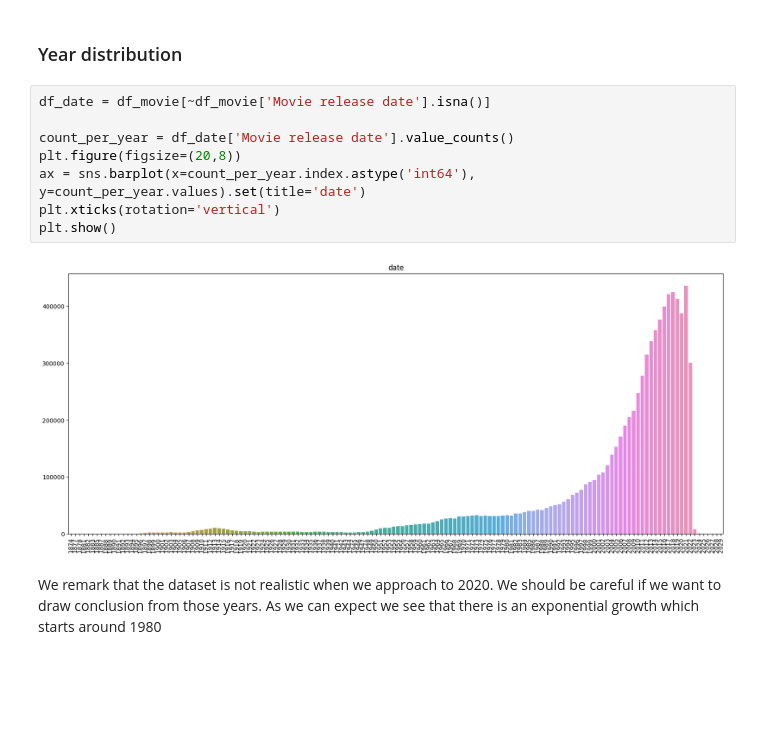
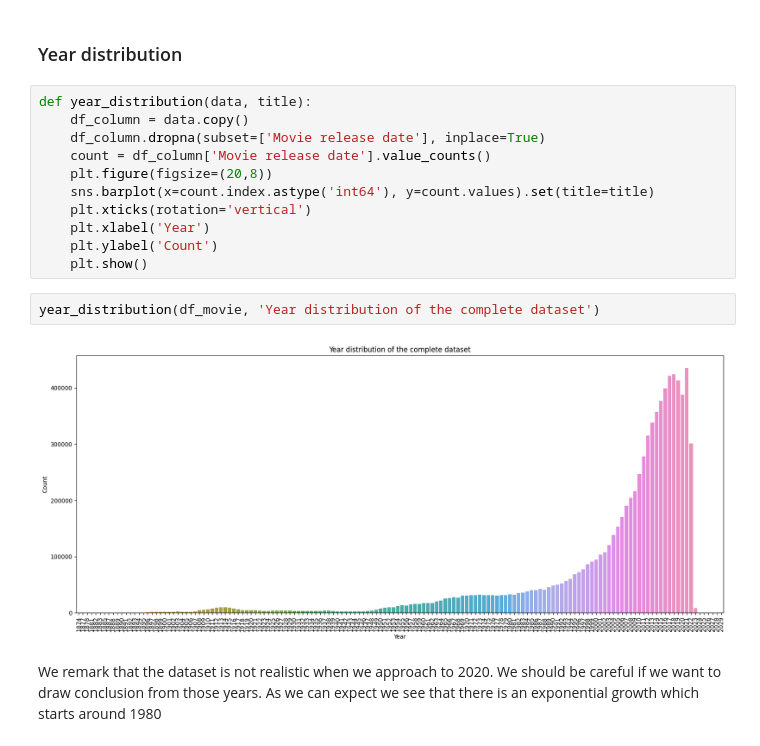
Before and after one commit to epfl-ada/ada-2022-project-nolemonnomelon, a Jupyter notebook: Exploratory.ipynb, the cells around one changed output. Saved outputs shown, nothing was run; the diff lists cells and outputs as text; blank space fills up the shorter version.

```diff
--- a/Exploratory.ipynb
+++ b/Exploratory.ipynb
@@ -43,16 +43,21 @@ df_movie.head()
 In order to give an idea of how many movies are present per year, we can look at the distribution acorss the time
 # %% [markdown]
 ### Year distribution
-# %%
-df_date = df_movie[~df_movie['Movie release date'].isna()]
-
-count_per_year = df_date['Movie release date'].value_counts()
-plt.figure(figsize=(20,8))
-ax = sns.barplot(x=count_per_year.index.astype('int64'), y=count_per_year.values).set(title='date')
-plt.xticks(rotation='vertical')
-plt.show()
-# %% [output]
-[figure, removed]
+# %%
+def year_distribution(data, title):
+    df_column = data.copy()
+    df_column.dropna(subset=['Movie release date'], inplace=True)
+    count = df_column['Movie release date'].value_counts()
+    plt.figure(figsize=(20,8))
+    sns.barplot(x=count.index.astype('int64'), y=count.values).set(title=title)
+    plt.xticks(rotation='vertical')
+    plt.xlabel('Year')
+    plt.ylabel('Count')
+    plt.show()
+# %%
+year_distribution(df_movie, 'Year distribution of the complete dataset')
+# %% [output]
+[figure, added]
 # %% [markdown]
 We remark that the dataset is not realistic when we approach to 2020. We should be careful if we want to draw conclusion from those years.
 As we can expect we see that there is an exponential growth which starts around 1980
```
Also changed, not shown: parts of 32 cells of this notebook.
